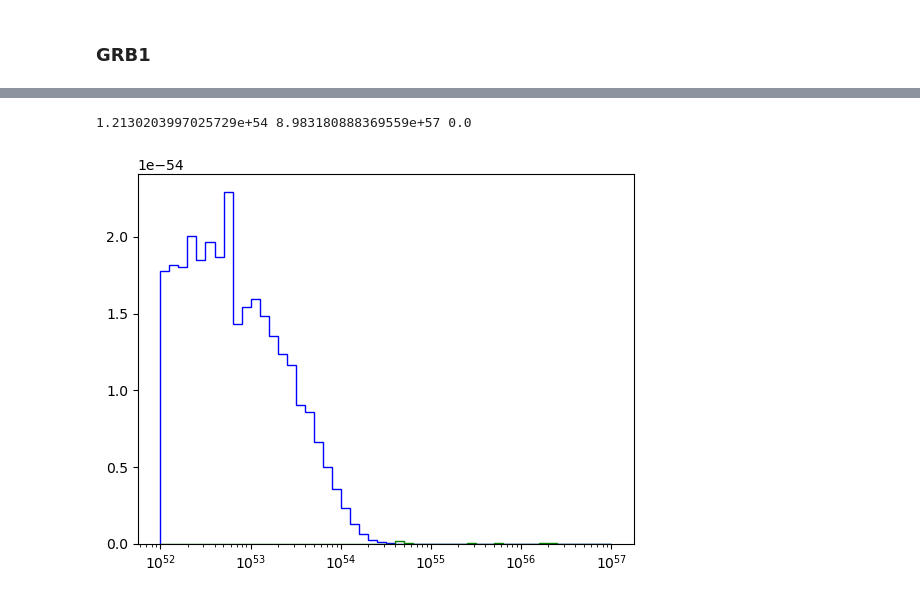
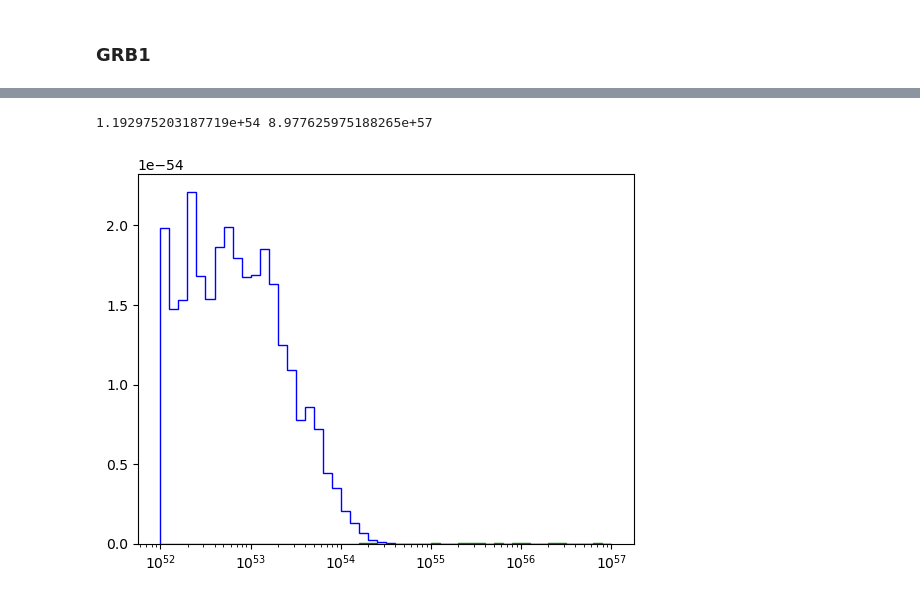
Before and after one commit to mlamo/momenta, a Jupyter notebook: examples/stacking_example.ipynb, the cells around one changed output, grey strips where cells are left out. Cells and saved outputs as stored; diff of their text form; code cells hidden in the pictures.

```diff
--- a/examples/stacking_example.ipynb
+++ b/examples/stacking_example.ipynb
@@ -87,14 +82,12 @@ print(np.percentile(result["samples"][:, 0], 90), np.percentile(result["samples"
 # %%
 stack = Stack()
 stack[grb1] = det1
 #
-model3 = ModelStacked(stack, parameters)
-sampler = ultranest.ReactiveNestedSampler(model3.param_names, model3.loglike, model3.prior, vectorized=True)
-result = sampler.run(show_status=False, viz_callback=False)
-plt.hist(result["samples"][:, 0], color="blue", histtype="step", bins=np.logspace(52, 57, 51), density=True)
-plt.hist(result["samples"][:, 1], color="green", histtype="step", bins=np.logspace(52, 57, 51), density=True)
+model, result = run_ultranest_stack(stack, parameters)
+plt.hist(result["samples"]["norm0"], color="blue", histtype="step", bins=np.logspace(52, 57, 51), density=True)
+plt.hist(result["samples"]["norm1"], color="green", histtype="step", bins=np.logspace(52, 57, 51), density=True)
 plt.xscale("log")
-print(np.percentile(result["samples"][:, 0], 90), np.percentile(result["samples"][:, 1], 90), np.percentile(result["samples"][:, 2], 90))
+print(np.percentile(result["samples"]["norm0"], 90), np.percentile(result["samples"]["norm1"], 90))
 # %% [output]
-1.2130203997025729e+54 8.983180888369559e+57 0.0
+1.192975203187719e+54 8.977625975188265e+57
-[figure, old version]
+[figure, new version]
```
Also changed, not shown: parts of 4 cells of this notebook, 4 other files.
